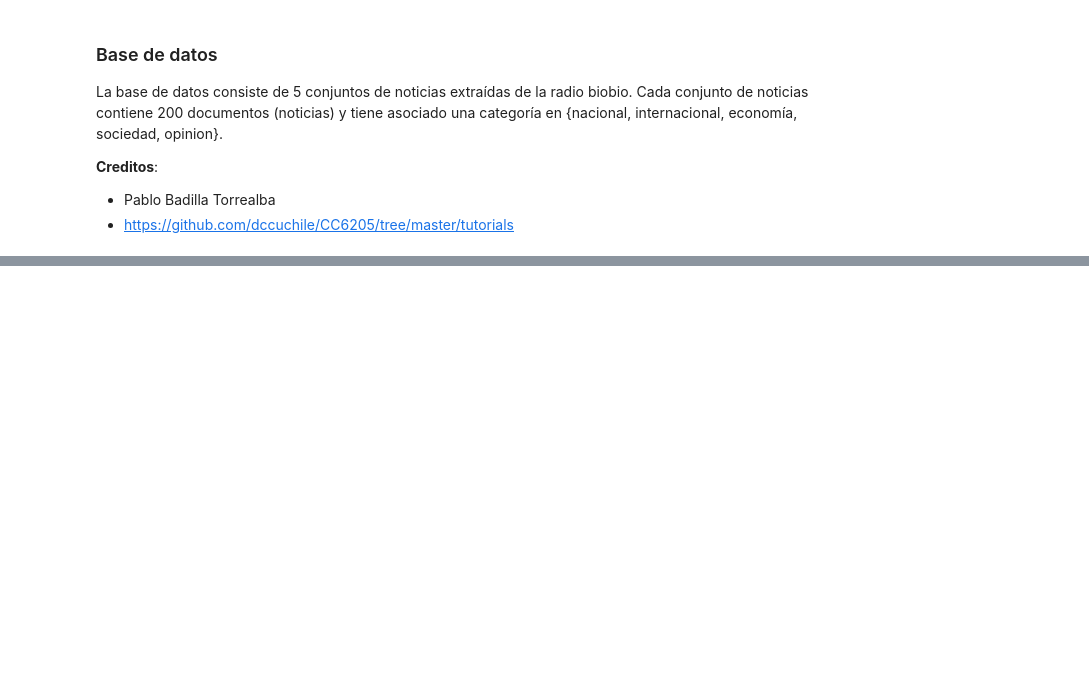
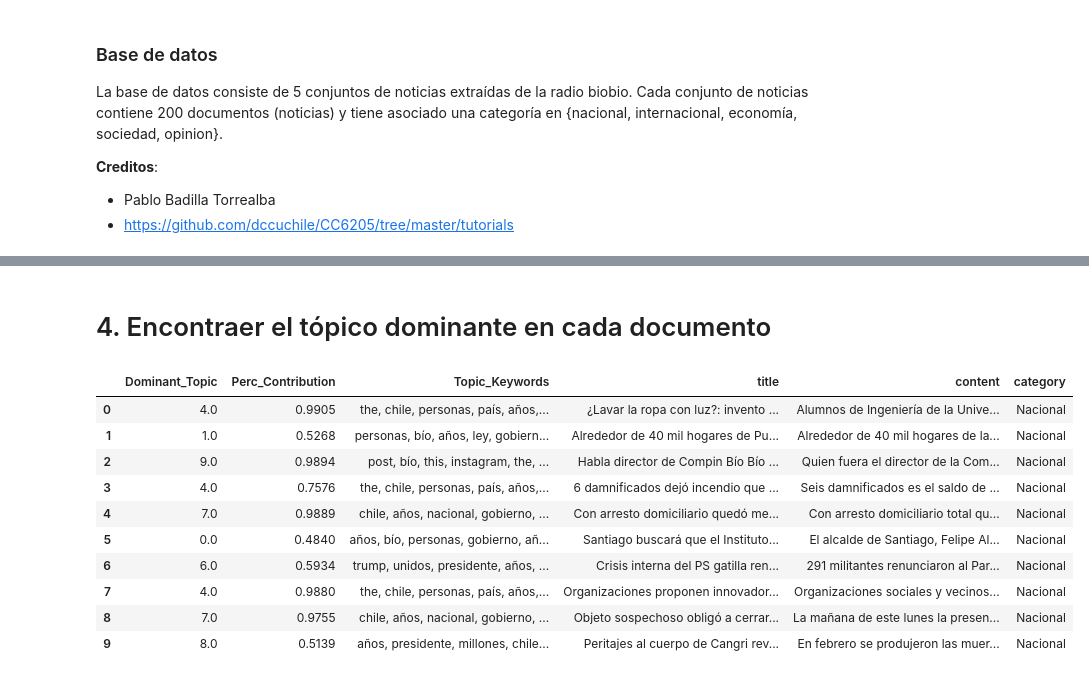
Before and after one commit to dgarridoa/Lab7_TextMining, a Jupyter notebook: Auxiliar_TextMining_TopicModeling.ipynb, the cells around one changed output, grey strips where cells are left out. Saved outputs shown, nothing was run; the diff lists cells and outputs as text; code cells hidden in the pictures; blank space fills up the shorter version.

```diff
--- a/Auxiliar_TextMining_TopicModeling.ipynb
+++ b/Auxiliar_TextMining_TopicModeling.ipynb
@@ -158,0 +391,2 @@ lda_display = pyLDAvis.gensim.prepare(Lda_k_5, corpus, dictionary, sort_topics=T
+# %% [markdown]
+# 4. Encontraer el tópico dominante en cada documento
@@ -158,0 +421,14 @@ lda_display = pyLDAvis.gensim.prepare(Lda_k_5, corpus, dictionary, sort_topics=T
+# %%
+df_dominant_topic.head(10)
+# %% [output]
+|  | Dominant_Topic | Perc_Contribution | Topic_Keywords | title | content | category |
+| 0 | 4.0 | 0.9905 | the, chile, personas, país, años,... | ¿Lavar la ropa con luz?: invento ... | Alumnos de Ingeniería de la Unive... | Nacional |
+| 1 | 1.0 | 0.5268 | personas, bío, años, ley, gobiern... | Alrededor de 40 mil hogares de Pu... | Alrededor de 40 mil hogares de la... | Nacional |
+| 2 | 9.0 | 0.9894 | post, bío, this, instagram, the, ... | Habla director de Compin Bío Bío ... | Quien fuera el director de la Com... | Nacional |
+| 3 | 4.0 | 0.7576 | the, chile, personas, país, años,... | 6 damnificados dejó incendio que ... | Seis damnificados es el saldo de ... | Nacional |
+| 4 | 7.0 | 0.9889 | chile, años, nacional, gobierno, ... | Con arresto domiciliario quedó me... | Con arresto domiciliario total qu... | Nacional |
+| 5 | 0.0 | 0.4840 | años, bío, personas, gobierno, añ... | Santiago buscará que el Instituto... | El alcalde de Santiago, Felipe Al... | Nacional |
+| 6 | 6.0 | 0.5934 | trump, unidos, presidente, años, ... | Crisis interna del PS gatilla ren... | 291 militantes renunciaron al Par... | Nacional |
+| 7 | 4.0 | 0.9880 | the, chile, personas, país, años,... | Organizaciones proponen innovador... | Organizaciones sociales y vecinos... | Nacional |
+| 8 | 7.0 | 0.9755 | chile, años, nacional, gobierno, ... | Objeto sospechoso obligó a cerrar... | La mañana de este lunes la presen... | Nacional |
+| 9 | 8.0 | 0.5139 | años, presidente, millones, chile... | Peritajes al cuerpo de Cangri rev... | En febrero se produjeron las muer... | Nacional |
```
Also changed, not shown: parts of 29 cells of this notebook, 4 other files.
